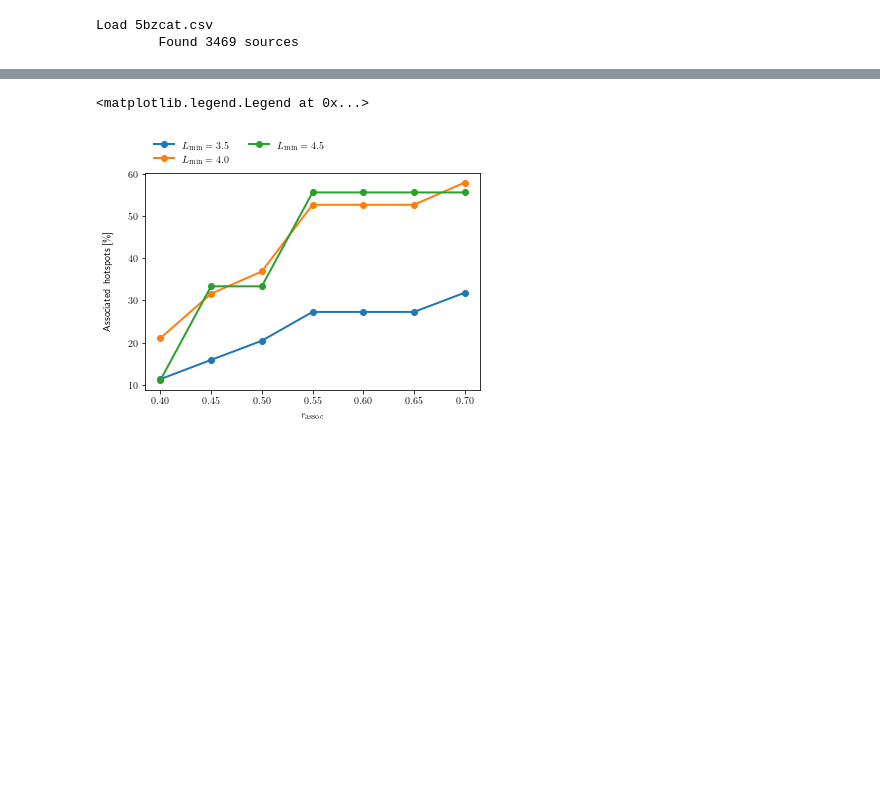
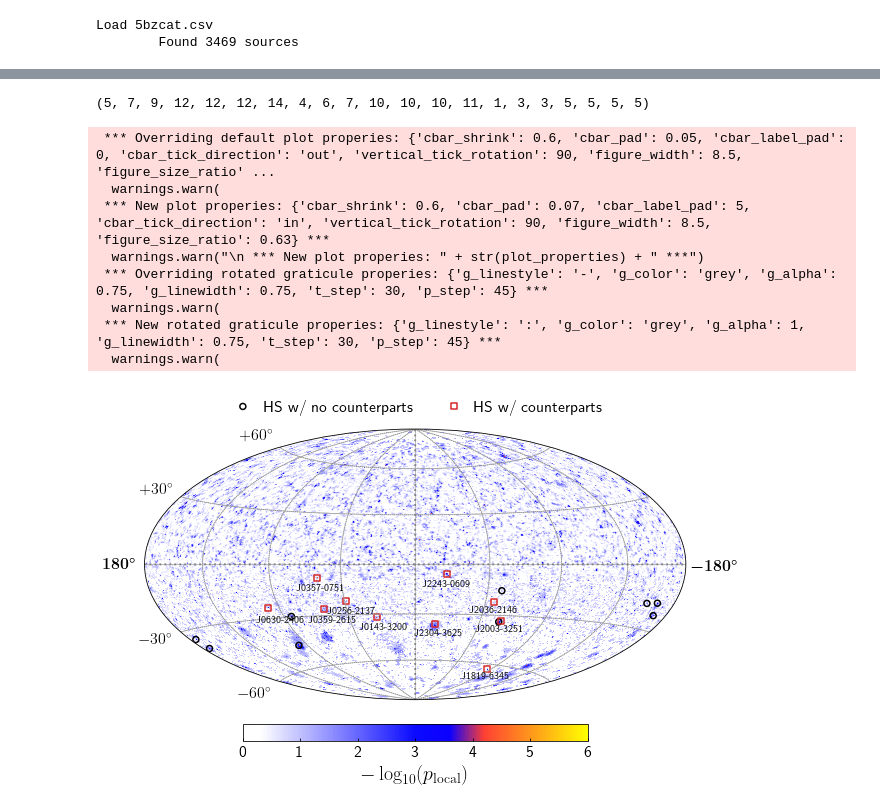
Before and after one commit to chiarabellenghi/Correlation_Analysis, a Jupyter notebook: notebooks/Run_southern_sky_analysis.ipynb, the cells around one changed output, grey strips where cells are left out. Drawn from its saved outputs; the diff is of its cells as text; code cells hidden in the pictures; blank space fills up the shorter version.

```diff
--- a/notebooks/Run_southern_sky_analysis.ipynb
+++ b/notebooks/Run_southern_sky_analysis.ipynb
@@ -80,13 +100,50 @@ Applying cuts to the event sample:
         300.41        -33.24        4.91          5BZQJ2003-3251   0.53            3.77
         26.28         -31.91        4.94          5BZUJ0143-3200   0.43            0.38
         59.85         -7.78         5.56          5BZQJ0357-0751   0.43            1.05
-# %%
-for thr in sorted(pVal_thrs):
-    plt.errorbar(sigmas, fract_associated[thr], fmt="o", lw=2, ls="-", label=f"$L_{{\mathrm{{min}}}}={thr}$")
-
-plt.xlabel("$r_{\mathrm{assoc}}$")
-plt.ylabel("Associated hotspots [\%]", labelpad=15)
-plt.legend(ncol=2, frameon=False, loc='lower left', bbox_to_anchor=(0.0,1.))
-# %% [output]
-<matplotlib.legend.Legend at 0x...>
-[figure, removed]
+# %%
+C()
+# %% [output]
+(5, 7, 9, 12, 12, 12, 14, 4, 6, 7, 10, 10, 10, 11, 1, 3, 3, 5, 5, 5, 5)
+# %%
+key = "hotspots: Lmin = 4.0, sigma = 0.55"
+# %%
+# Load the 7 year skymap and prepare it for plotting
+pVals_7yrs = hp.read_map("../data/7yrPS_data/log10p_maps.fits")
+ax = plot_skymap(pVals_7yrs)
+
+# Plot hotspots with and without counterpart
+ra = np.copy(C.primaries[key].events['ra'])
+ra[ra<np.pi] = -ra[ra<np.pi]
+ra[ra>=np.pi] = 2*np.pi-ra[ra>=np.pi]
+ax.scatter(ra[~hotspots_mask[key]], C.primaries[key].events['dec'][~hotspots_mask[key]],
+           marker="o", edgecolor="k", facecolor="none", lw=1.5, label="HS w/ no counterparts")
+ax.scatter(ra[hotspots_mask[key]], C.primaries[key].events['dec'][hotspots_mask[key]],
+           marker="s", edgecolor="tab:red", facecolor="none", lw=1.5, label="HS w/ counterparts")
+
+# Annotate counterpart names
+ra = np.copy(C.catalogue[counterparts_mask[key]]['ra'])
+ra[ra<np.pi] = -ra[ra<np.pi]
+ra[ra>=np.pi] = 2*np.pi-ra[ra>=np.pi]
+dec = C.catalogue[counterparts_mask[key]]['dec']
+for i in range(len(ra)):
+    ax.annotate(
+        str(C.catalogue[counterparts_mask[key]]['id'][i])[6:-1],
+        (ra[i], dec[i]),
+        xytext=(ra[i]-np.radians(15), dec[i]-np.radians(7))
+    )
+
+ax.legend(frameon=False, loc="lower center", bbox_to_anchor=(0.5,1), fontsize=16,
+         ncol=2, handletextpad=.3, columnspacing=1.5)
+
+plt.savefig("../plots/skymap_with_associations.png",
+           dpi=500, bbox_inches="tight", facecolor="w")
+# %% [output]
+ *** Overriding default plot properies: {'cbar_shrink': 0.6, 'cbar_pad': 0.05, 'cbar_label_pad': 0, 'cbar_tick_direction': 'out', 'vertical_tick_rotation': 90, 'figure_width': 8.5, 'figure_size_ratio' ...
+  warnings.warn(
+ *** New plot properies: {'cbar_shrink': 0.6, 'cbar_pad': 0.07, 'cbar_label_pad': 5, 'cbar_tick_direction': 'in', 'vertical_tick_rotation': 90, 'figure_width': 8.5, 'figure_size_ratio': 0.63} ***
+  warnings.warn("\n *** New plot properies: " + str(plot_properties) + " ***")
+ *** Overriding rotated graticule properies: {'g_linestyle': '-', 'g_color': 'grey', 'g_alpha': 0.75, 'g_linewidth': 0.75, 't_step': 30, 'p_step': 45} ***
+  warnings.warn(
+ *** New rotated graticule properies: {'g_linestyle': ':', 'g_color': 'grey', 'g_alpha': 1, 'g_linewidth': 0.75, 't_step': 30, 'p_step': 45} ***
+  warnings.warn(
+[figure, added]
```
Also changed, not shown: parts of 4 cells of this notebook, 4 other files.
